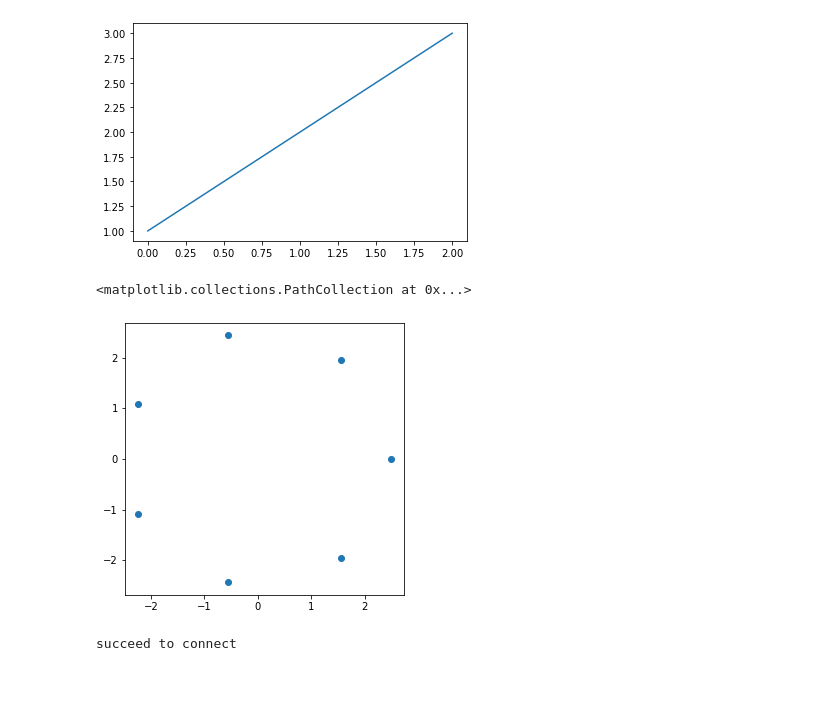
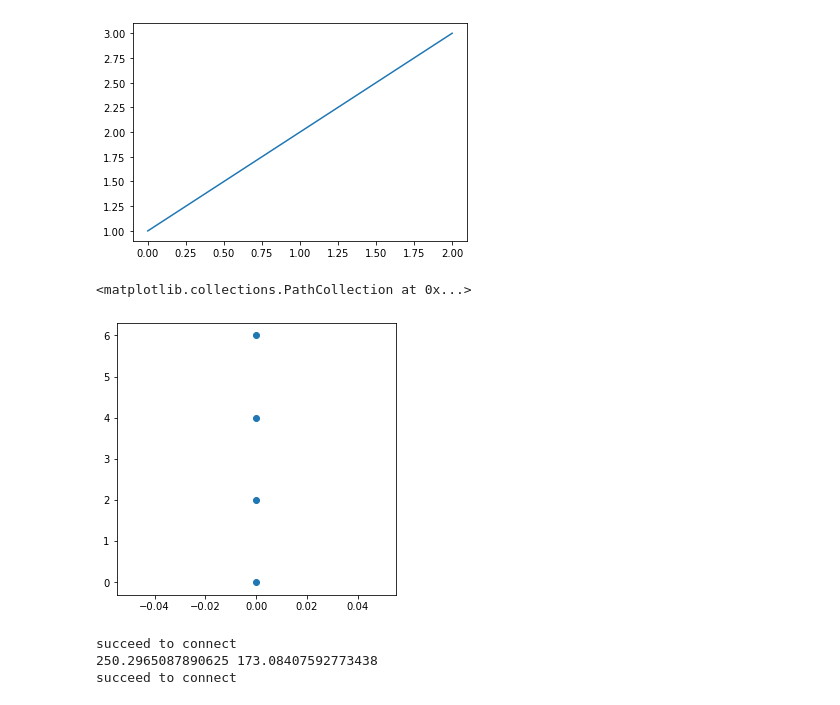
Before and after one commit to SINGROUP/Atom_manipulation_with_RL, a Jupyter notebook: multiple_atoms_building_with_relative_anchor_new.ipynb, the cells around one changed output. Cells and saved outputs as stored; diff of their text form; code cells hidden in the pictures.

```diff
--- a/multiple_atoms_building_with_relative_anchor_new.ipynb
+++ b/multiple_atoms_building_with_relative_anchor_new.ipynb
@@ -28,20 +37,31 @@ agent = sac_agent(num_inputs = 4, num_actions = 6, action_space = None, device=d
 episode_memory = Episode_Memory()
 # %%
-design_nm = np.array(circle(0,0,2.5,p=7)).T
+design_nm = np.array(list(zip(np.zeros(4), np.arange(0,8,2))))#np.array([[0, 0], [0, 2.5], [0,1.25]])
 plt.subplots(figsize=(5,5))
 plt.scatter(design_nm[:,0], design_nm[:,1])
-plt.
 # %% [output]
 <matplotlib.collections.PathCollection at 0x...>
-[figure, old version]
+[figure, new version]
 # %%
+#test offset extration
+createc_controller = Createc_Controller(None, None, None, None)
+DAC_unit = 2**19
+volt_unit = 10
+Xgain = float(createc_controller.stm.getparam("GainX"))
+Ygain = float(createc_controller.stm.getparam("GainY"))
+Xpiezoconst = float(createc_controller.stm.getparam("Xpiezoconst"))
+Ypiezoconst = float(createc_controller.stm.getparam("Ypiezoconst"))
+x_nm = -0.1*Xpiezoconst*volt_unit*float(createc_controller.stm.getparam('OffsetX'))*Xgain/DAC_unit
+y_nm = -0.1*Ypiezoconst*volt_unit*float(createc_controller.stm.getparam('OffsetY'))*Ygain/DAC_unit
+print(x_nm, y_nm)
+
 step_nm = 0.4
 max_mvolt = 15 #min_mvolt = 0.5*max_mvolt
 max_pcurrent_to_mvolt_ratio = 6E3 # min = 0.5*max
 goal_nm  = 2
 current_jump  = 4
-large_len_nm = 9.033
-large_offset_nm = np.array([8.457,317.641])
+large_len_nm = 16.9
+large_offset_nm = np.array([x_nm, y_nm])
 pixel = 128
 scan_mV = 1000
 max_len = 5
@@ -49,3 +69,5 @@ env = Structure_Builder(step_nm, max_mvolt, max_pcurrent_to_mvolt_ratio, goal_nm
                  current_jump, large_len_nm, large_offset_nm, pixel, scan_mV, max_len)
 # %% [output]
 succeed to connect
+250.2965087890625 173.08407592773438
+succeed to connect
```
Also changed, not shown: parts of 15 cells of this notebook, 4 other files.
